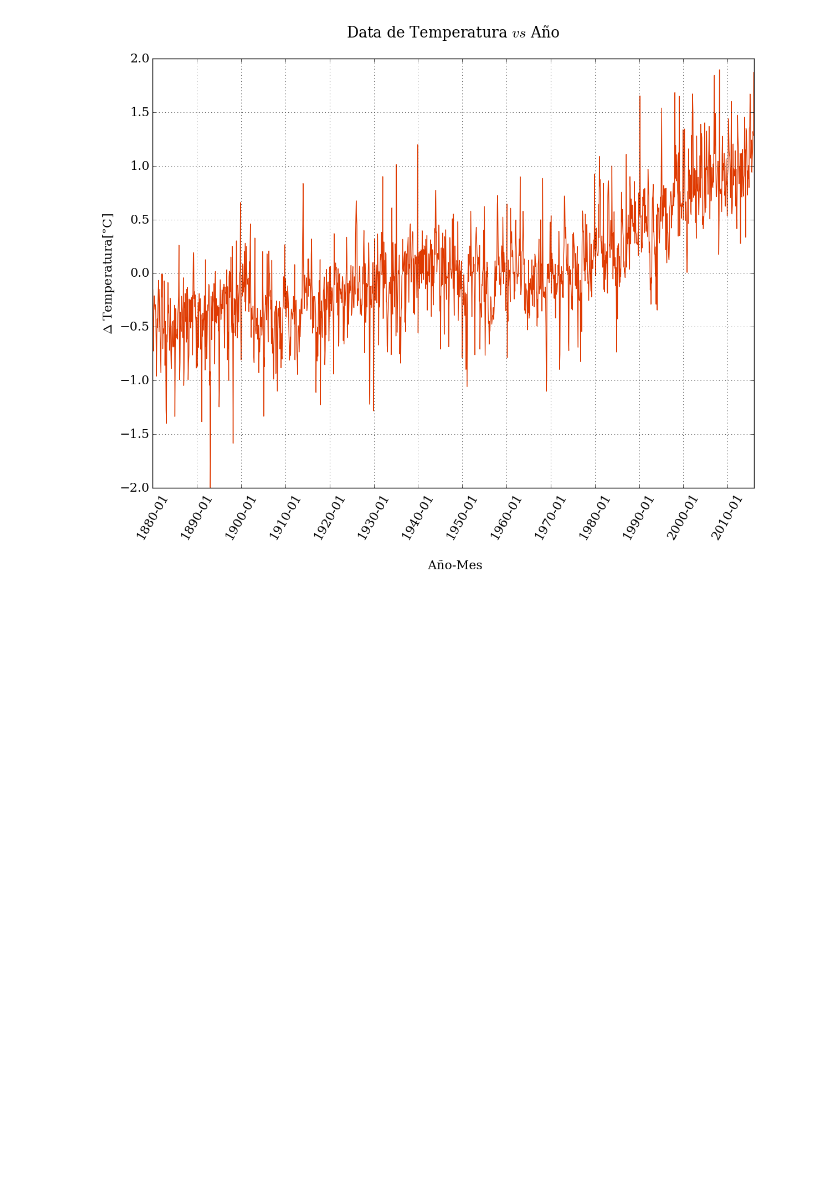
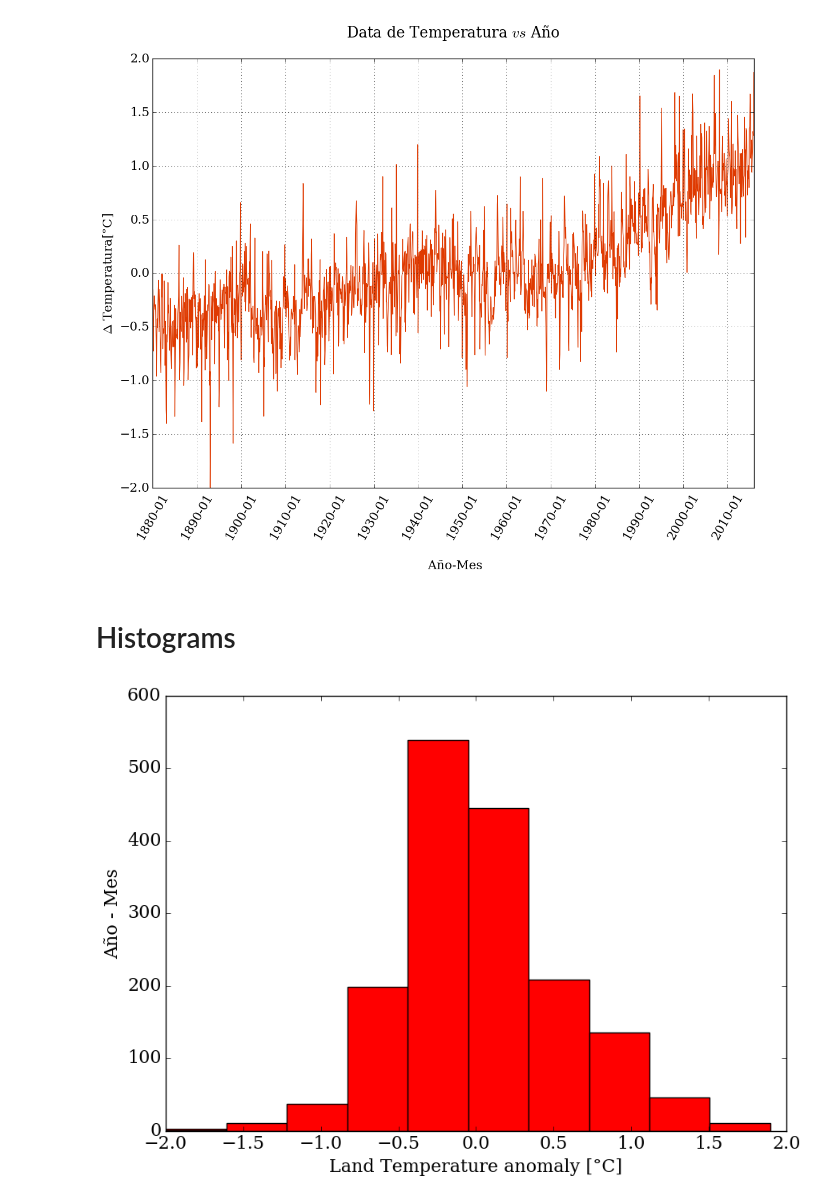
Before and after one commit to ThaNikkitz/notebooks, a Jupyter notebook: Playing_around_with_Python.ipynb, the cells around one changed output. Cells and saved outputs as stored; diff of their text form; code cells hidden in the pictures; blank space fills up the shorter version.

```diff
--- a/Playing_around_with_Python.ipynb
+++ b/Playing_around_with_Python.ipynb
@@ -91,3 +91,12 @@ pyplot.grid();
 # pyplot.savefig('temp_anomaly.pdf');
 # %% [output]
 [figure]
+# %% [markdown]
+# Histograms
+# %%
+pyplot.figure(figsize = (10, 7))
+pyplot.hist(Temp_data[:,1], color = 'r')
+pyplot.xlabel('Land Temperature anomaly [°C]')
+pyplot.ylabel('Año - Mes');
+# %% [output]
+[figure, added]
```
Also changed, not shown: parts of 6 cells of this notebook.
